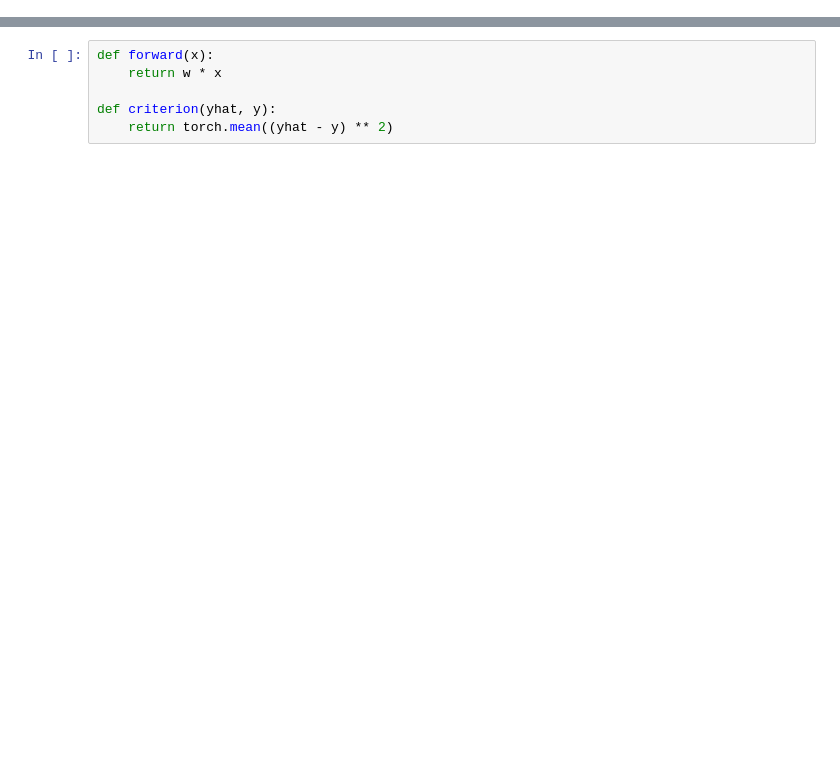
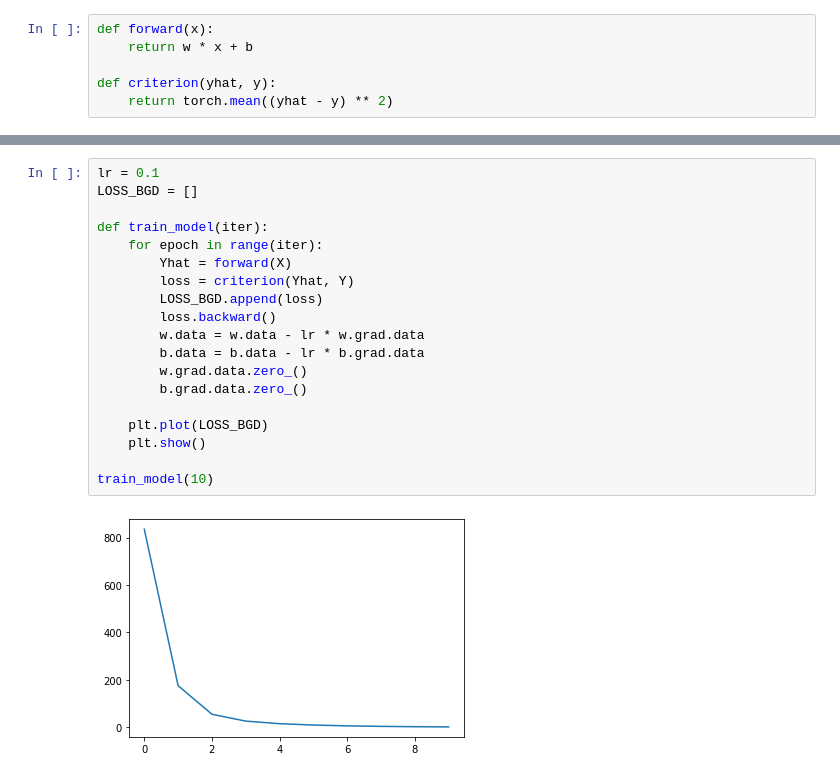
Before and after one commit to akiabe/DNN_with_PyTorch, a Jupyter notebook: lr/sgd.ipynb, the cells around one changed output, grey strips where cells are left out. Cells and saved outputs as stored; diff of their text form; blank space fills up the shorter version.

```diff
--- a/lr/sgd.ipynb
+++ b/lr/sgd.ipynb
@@ -4 +23,7 @@ import torch
+# %%
+def forward(x):
+    return w * x + b
+
+def criterion(yhat, y):
+    return torch.mean((yhat - y) ** 2)
 # %%
@@ -22,7 +32,22 @@ plt.show()
-# %%
-def forward(x):
-    return w * x
-
-def criterion(yhat, y):
-    return torch.mean((yhat - y) ** 2)
+# %%
+lr = 0.1
+LOSS_BGD = []
+
+def train_model(iter):
+    for epoch in range(iter):
+        Yhat = forward(X)
+        loss = criterion(Yhat, Y)
+        LOSS_BGD.append(loss)
+        loss.backward()
+        w.data = w.data - lr * w.grad.data
+        b.data = b.data - lr * b.grad.data
+        w.grad.data.zero_()
+        b.grad.data.zero_()
+
+    plt.plot(LOSS_BGD)
+    plt.show()
+
+train_model(10)
+# %% [output]
+[figure, added]
 # %%
```
Also changed, not shown: parts of 13 cells of this notebook.
